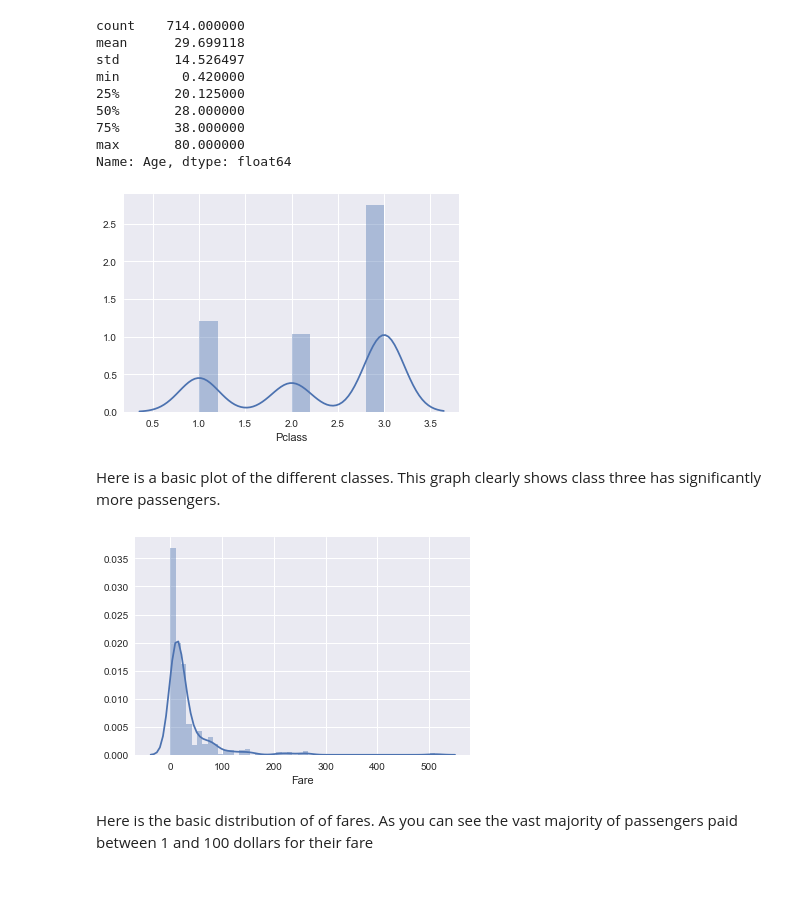
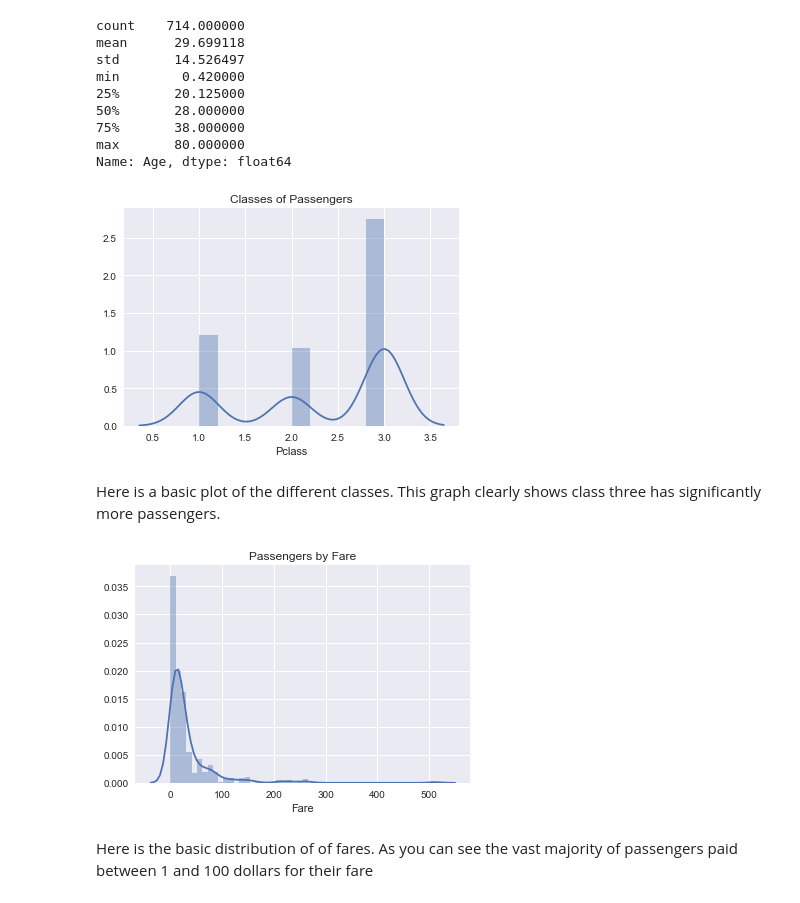
Before and after one commit to iqbal125/titanic_data_analysis, a Jupyter notebook: titanic_data_analysis.ipynb, the cells around one changed output. Cells and saved outputs as stored; diff of their text form; code cells hidden in the pictures.

```diff
--- a/titanic_data_analysis.ipynb
+++ b/titanic_data_analysis.ipynb
@@ -72,16 +72,16 @@ max       80.000000
 Name: Age, dtype: float64
 # %%
 x = data['Pclass']
-sns.distplot(x);
+sns.distplot(x).set_title("Classes of Passengers");
 # %% [output]
-[figure, old version]
+[figure, new version]
 # %% [markdown]
 Here is a basic plot of the different classes. This graph clearly shows class three has significantly more passengers.
 # %%
 x2 = data['Fare']
-sns.distplot(x2);
+sns.distplot(x2).set_title("Passengers by Fare");
 # %% [output]
-[figure, old version]
+[figure, new version]
 # %% [markdown]
 Here is the basic distribution of of fares. As you can see the vast majority of passengers paid between 1 and 100 dollars for their fare
 # %%
```
Also changed, not shown: parts of 2 cells of this notebook, 1 other file.
